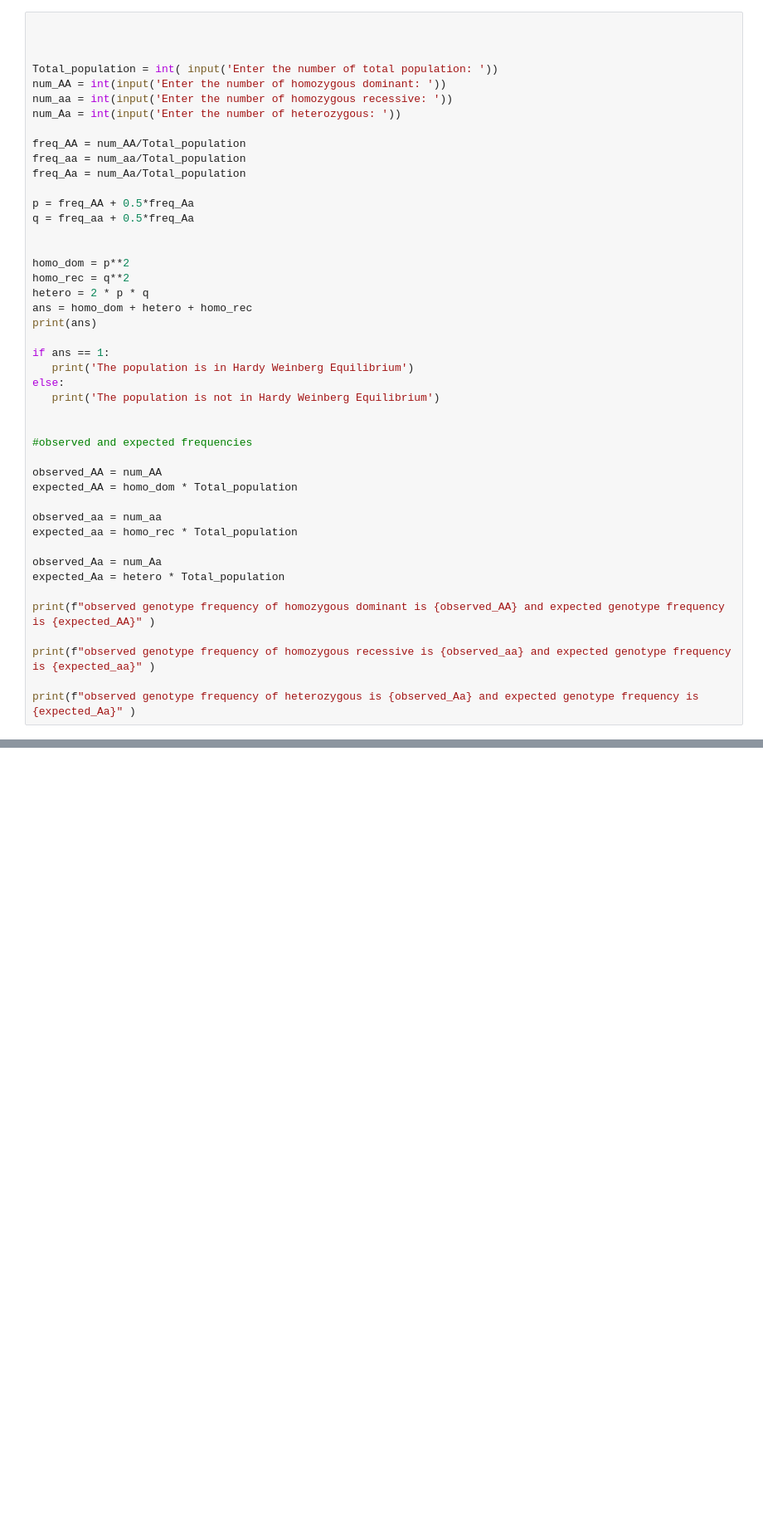
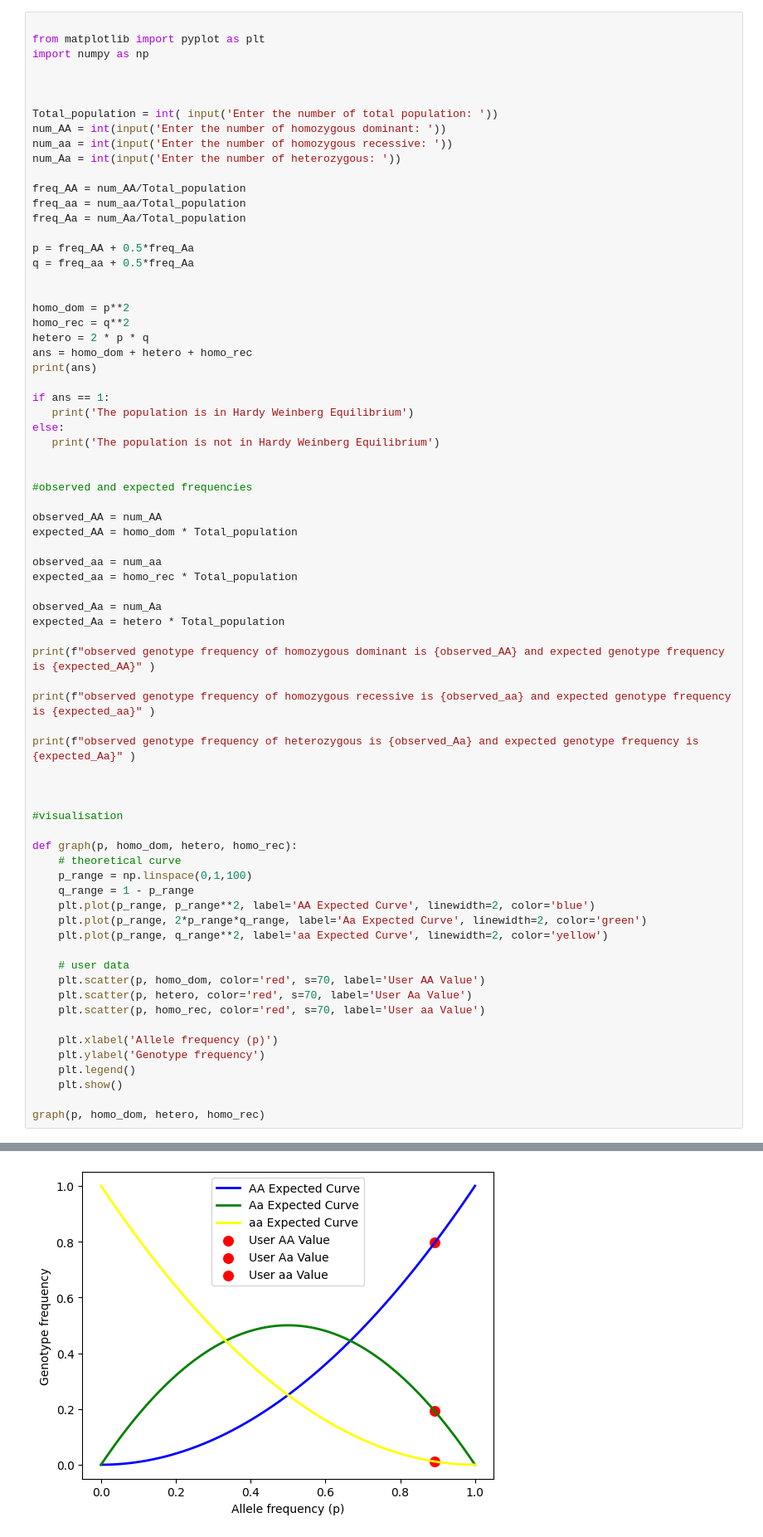
Before and after one commit to aparna-2001/Hardy_Weinberg_Equillibrium, a Jupyter notebook: HWeqm.ipynb, the cells around one changed output, grey strips where cells are left out. Shown at 83% size. Cells and saved outputs as stored; diff of their text form; blank space fills up the shorter version.

Commit message:
Fixed graph plotting

```diff
--- a/HWeqm.ipynb
+++ b/HWeqm.ipynb
@@ -1,6 +1,9 @@
 # %% [markdown]
 <a href="https://colab.research.google.com/github/aparna-2001/Hardy_Weinberg_Equillibrium/blob/main/HWeqm.ipynb" target="_parent"><img src="https://colab.research.google.com/assets/colab-badge.svg" alt="Open In Colab"/></a>
 # %%
+
+from matplotlib import pyplot as plt
+import numpy as np
 
 
 
@@ -28,30 +31,55 @@ if ans == 1:
 else:
    print('The population is not in Hardy Weinberg Equilibrium')
 
 
 #observed and expected frequencies
 
 observed_AA = num_AA
 expected_AA = homo_dom * Total_population
 
 observed_aa = num_aa
 expected_aa = homo_rec * Total_population
 
 observed_Aa = num_Aa
 expected_Aa = hetero * Total_population
 
 print(f"observed genotype frequency of homozygous dominant is {observed_AA} and expected genotype frequency is {expected_AA}" )
 
 print(f"observed genotype frequency of homozygous recessive is {observed_aa} and expected genotype frequency is {expected_aa}" )
 
 print(f"observed genotype frequency of heterozygous is {observed_Aa} and expected genotype frequency is {expected_Aa}" )
+
+
+
+#visualisation
+
+def graph(p, homo_dom, hetero, homo_rec):
+    # theoretical curve
+    p_range = np.linspace(0,1,100)
+    q_range = 1 - p_range
+    plt.plot(p_range, p_range**2, label='AA Expected Curve', linewidth=2, color='blue')
+    plt.plot(p_range, 2*p_range*q_range, label='Aa Expected Curve', linewidth=2, color='green')
+    plt.plot(p_range, q_range**2, label='aa Expected Curve', linewidth=2, color='yellow')
+
+    # user data
+    plt.scatter(p, homo_dom, color='red', s=70, label='User AA Value')
+    plt.scatter(p, hetero, color='red', s=70, label='User Aa Value')
+    plt.scatter(p, homo_rec, color='red', s=70, label='User aa Value')
+
+    plt.xlabel('Allele frequency (p)')
+    plt.ylabel('Genotype frequency')
+    plt.legend()
+    plt.show()
+
+graph(p, homo_dom, hetero, homo_rec)
 # %% [output]
 Enter the number of total population: 1000
 Enter the number of homozygous dominant: 800
 Enter the number of homozygous recessive: 15
 Enter the number of heterozygous: 185
 1.0
 The population is in Hardy Weinberg Equilibrium
 observed genotype frequency of homozygous dominant is 800 and expected genotype frequency is 796.5562500000001
 observed genotype frequency of homozygous recessive is 15 and expected genotype frequency is 11.556249999999999
 observed genotype frequency of heterozygous is 185 and expected genotype frequency is 191.88750000000002
+[figure, added]
```
Also changed, not shown: parts of 2 cells of this notebook.
